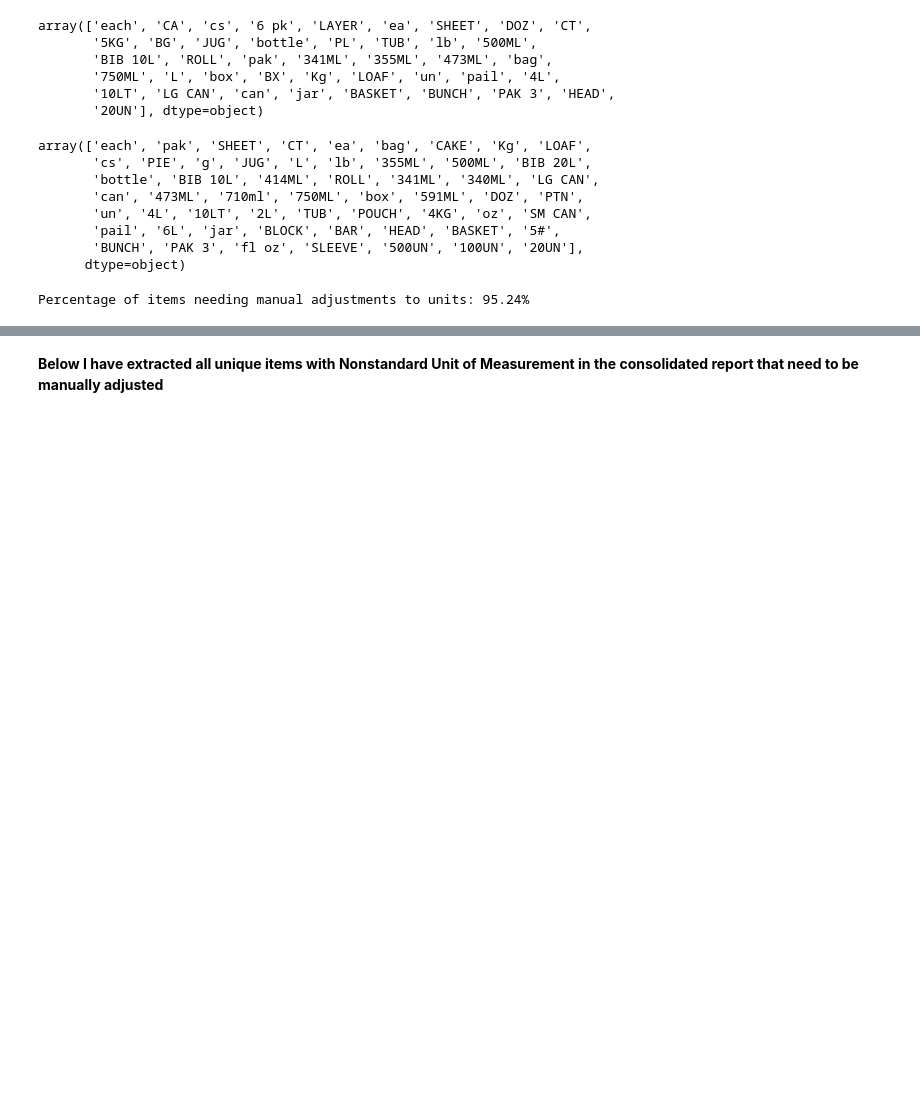
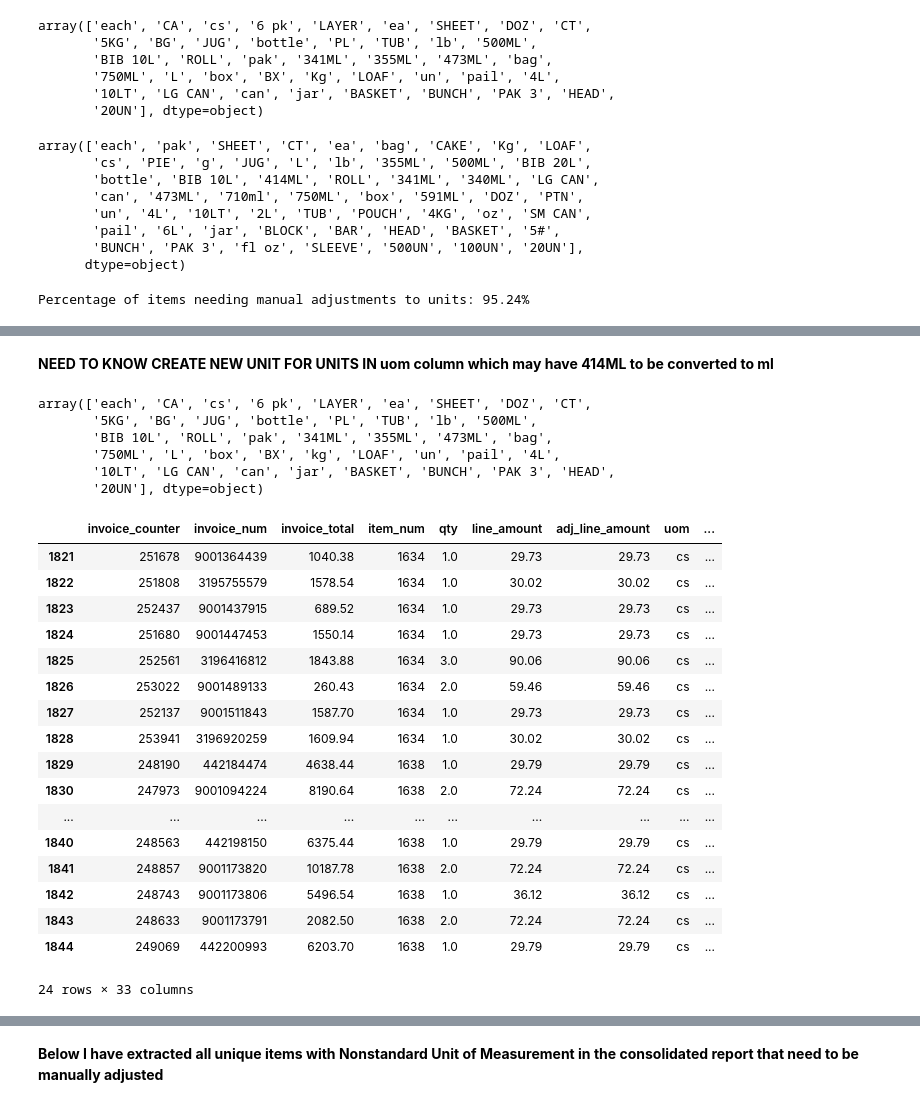
Before and after one commit to ssmubc/CFFS_jupyter_may29, a Jupyter notebook: Categorizing_IDs_to_GHG_IDs/Reorganizing_categories.ipynb, the cells around one changed output, grey strips where cells are left out. Drawn from its saved outputs; the diff is of its cells as text; code cells hidden in the pictures; blank space fills up the shorter version.

```diff
--- a/Categorizing_IDs_to_GHG_IDs/Reorganizing_categories.ipynb
+++ b/Categorizing_IDs_to_GHG_IDs/Reorganizing_categories.ipynb
@@ -862,0 +852,32 @@ array(['each', 'CA', 'cs', '6 pk', 'LAYER', 'ea', 'SHEET', 'DOZ', 'CT',
+# %% [markdown]
+**NEED TO KNOW CREATE NEW UNIT FOR UNITS IN uom column which may have 414ML to be converted to ml**
+# %%
+consolidated_df['uom'].unique()
+# %% [output]
+array(['each', 'CA', 'cs', '6 pk', 'LAYER', 'ea', 'SHEET', 'DOZ', 'CT',
+       '5KG', 'BG', 'JUG', 'bottle', 'PL', 'TUB', 'lb', '500ML',
+       'BIB 10L', 'ROLL', 'pak', '341ML', '355ML', '473ML', 'bag',
+       '750ML', 'L', 'box', 'BX', 'kg', 'LOAF', 'un', 'pail', '4L',
+       '10LT', 'LG CAN', 'can', 'jar', 'BASKET', 'BUNCH', 'PAK 3', 'HEAD',
+       '20UN'], dtype=object)
+# %%
+pd.DataFrame(consolidated_df.iloc[1821:1845, :])
+# %% [output]
+|  | invoice_counter | invoice_num | invoice_total | item_num | qty | line_amount | adj_line_amount | uom | ... |
+| 1821 | 251678 | 9001364439 | 1040.38 | 1634 | 1.0 | 29.73 | 29.73 | cs | ... |
+| 1822 | 251808 | 3195755579 | 1578.54 | 1634 | 1.0 | 30.02 | 30.02 | cs | ... |
+| 1823 | 252437 | 9001437915 | 689.52 | 1634 | 1.0 | 29.73 | 29.73 | cs | ... |
+| 1824 | 251680 | 9001447453 | 1550.14 | 1634 | 1.0 | 29.73 | 29.73 | cs | ... |
+| 1825 | 252561 | 3196416812 | 1843.88 | 1634 | 3.0 | 90.06 | 90.06 | cs | ... |
+| 1826 | 253022 | 9001489133 | 260.43 | 1634 | 2.0 | 59.46 | 59.46 | cs | ... |
+| 1827 | 252137 | 9001511843 | 1587.70 | 1634 | 1.0 | 29.73 | 29.73 | cs | ... |
+| 1828 | 253941 | 3196920259 | 1609.94 | 1634 | 1.0 | 30.02 | 30.02 | cs | ... |
+| 1829 | 248190 | 442184474 | 4638.44 | 1638 | 1.0 | 29.79 | 29.79 | cs | ... |
+| 1830 | 247973 | 9001094224 | 8190.64 | 1638 | 2.0 | 72.24 | 72.24 | cs | ... |
+| ... | ... | ... | ... | ... | ... | ... | ... | ... | ... |
+| 1840 | 248563 | 442198150 | 6375.44 | 1638 | 1.0 | 29.79 | 29.79 | cs | ... |
+| 1841 | 248857 | 9001173820 | 10187.78 | 1638 | 2.0 | 72.24 | 72.24 | cs | ... |
+| 1842 | 248743 | 9001173806 | 5496.54 | 1638 | 1.0 | 36.12 | 36.12 | cs | ... |
+| 1843 | 248633 | 9001173791 | 2082.50 | 1638 | 2.0 | 72.24 | 72.24 | cs | ... |
+| 1844 | 249069 | 442200993 | 6203.70 | 1638 | 1.0 | 29.79 | 29.79 | cs | ... |
+24 rows × 33 columns
```
Also changed, not shown: parts of 23 cells of this notebook, 1 other file.
